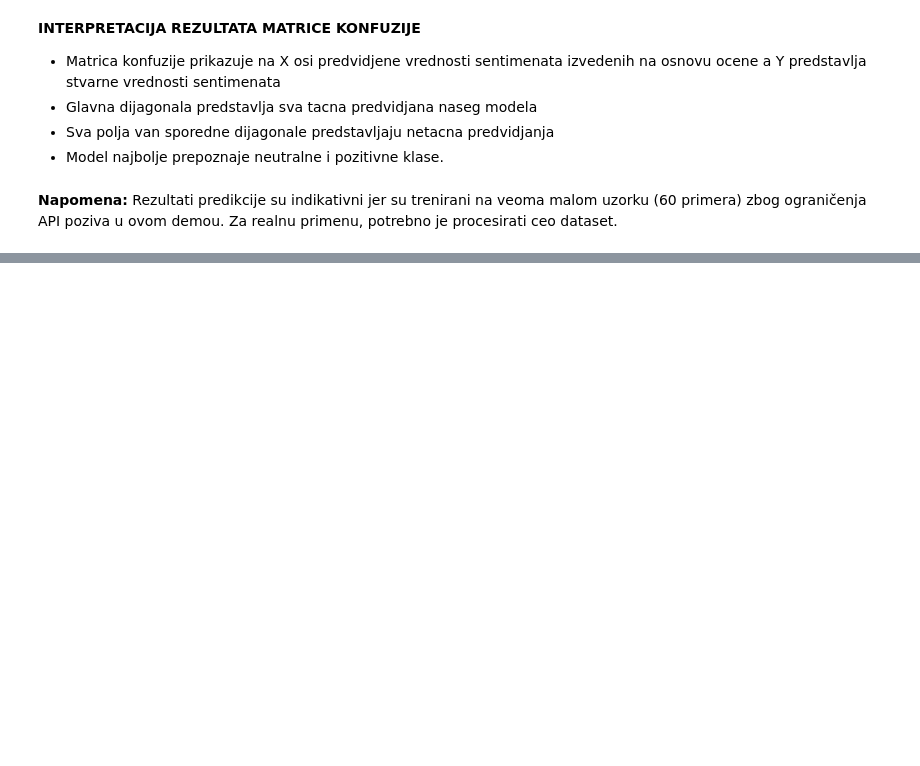
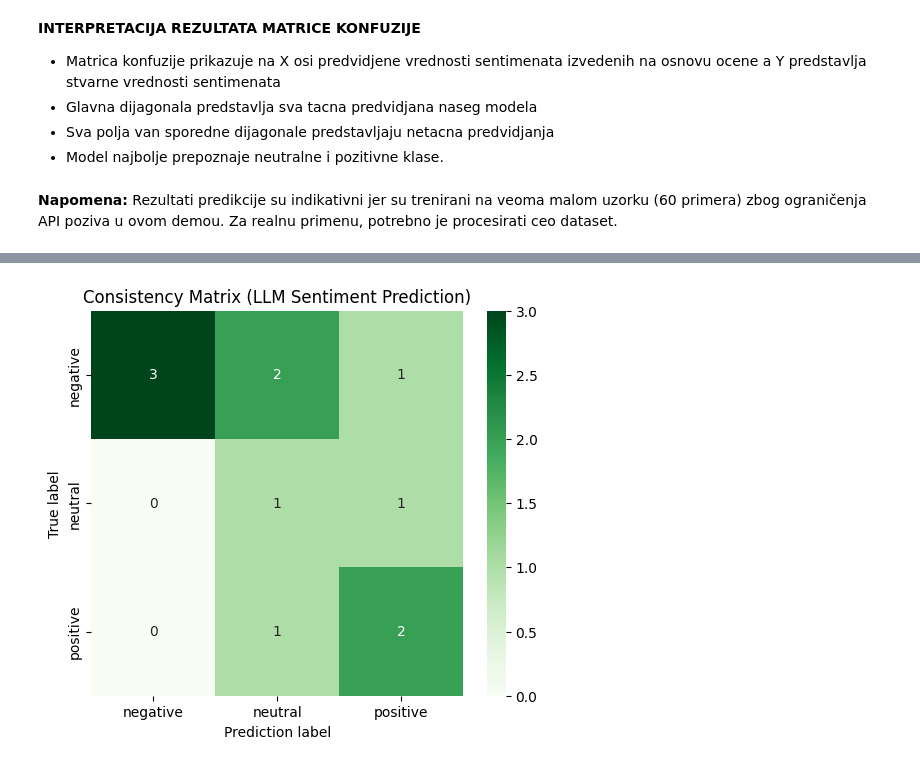
Before and after one commit to ConeCode003/googlemaps-restaurant-review-llm-extraction, a Jupyter notebook: main.ipynb, the cells around one changed output, grey strips where cells are left out. Drawn from its saved outputs; the diff is of its cells as text; code cells hidden in the pictures; blank space fills up the shorter version.

Commit message:
Added sections 12) Self-Consistency Analysis , 13) Final conclusion

```diff
--- a/main.ipynb
+++ b/main.ipynb
@@ -474,0 +723,4 @@ plt.show()
+# %%
+analysis_df_c = analysis_df.copy()
+analysis_df_c.dropna(inplace=True,subset=['llm_sentiment'])
+analysis_df_c.info()
@@ -474,0 +747,8 @@ plt.show()
+# %%
+# Target varijabla je sada 'llm_sentiment'
+X_consistency = analysis_df_c[feature_cols]
+y_consistency = analysis_df_c['llm_sentiment']
+# Split podataka
+X_train_c, X_test_c, y_train_c, y_test_c = train_test_split(
+    X_consistency, y_consistency, test_size=0.2, random_state=RAND_STATE, stratify=y_consistency
+)
@@ -474,0 +757,18 @@ plt.show()
+# %%
+# Hiperparametre tražimo pomoću istog grid-a kao u prethodnom koraku
+grid_c = GridSearchCV(
+    estimator=RandomForestClassifier(random_state=RAND_STATE),
+    param_grid=param_grid,
+    scoring="accuracy",
+    cv=cv,
+    n_jobs=-1,
+    refit=True
+)
+
+grid_c.fit(X_train_c, y_train_c)
+print("Best params (Consistency):", grid_c.best_params_)
+print("Best CV score (Consistency):", grid_c.best_score_)
+
+# Finalni model za konzistentnost
+clf_c = RandomForestClassifier(n_estimators=grid_c.best_params_['n_estimators'], random_state=RAND_STATE)
+clf_c.fit(X_train_c, y_train_c)
@@ -474,0 +781,7 @@ plt.show()
+# %%
+# Predikcija
+y_pred_c = clf_c.predict(X_test_c)
+
+# Evaluacija
+print("Accuracy (Consistency):", accuracy_score(y_test_c, y_pred_c))
+print("\nClassification Report (Consistency):\n", classification_report(y_test_c, y_pred_c, zero_division=0))
@@ -474,0 +801,10 @@ plt.show()
+# %%
+cm_c = confusion_matrix(y_test_c, y_pred_c, labels=clf_c.classes_)
+plt.figure(figsize=(6,5))
+sns.heatmap(cm_c, annot=True, fmt='d', cmap='Greens', xticklabels=clf_c.classes_, yticklabels=clf_c.classes_)
+plt.title('Consistency Matrix (LLM Sentiment Prediction)')
+plt.xlabel('Prediction label')
+plt.ylabel('True label')
+plt.show()
+# %% [output]
+[figure, added]
```
Also changed, not shown: parts of 36 cells of this notebook.
